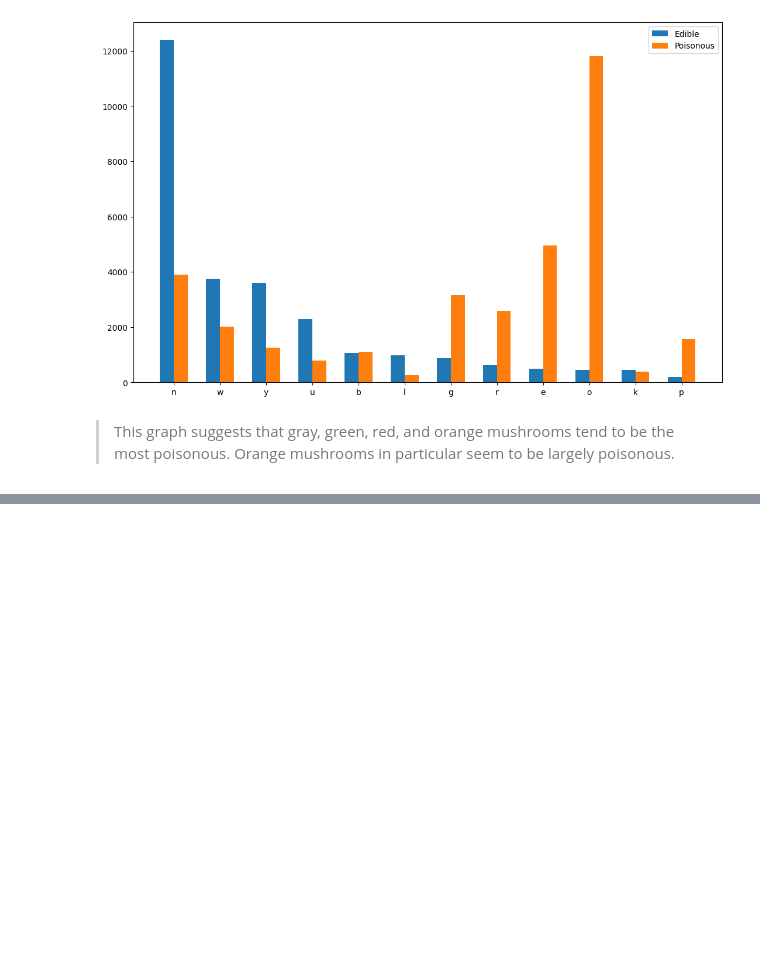
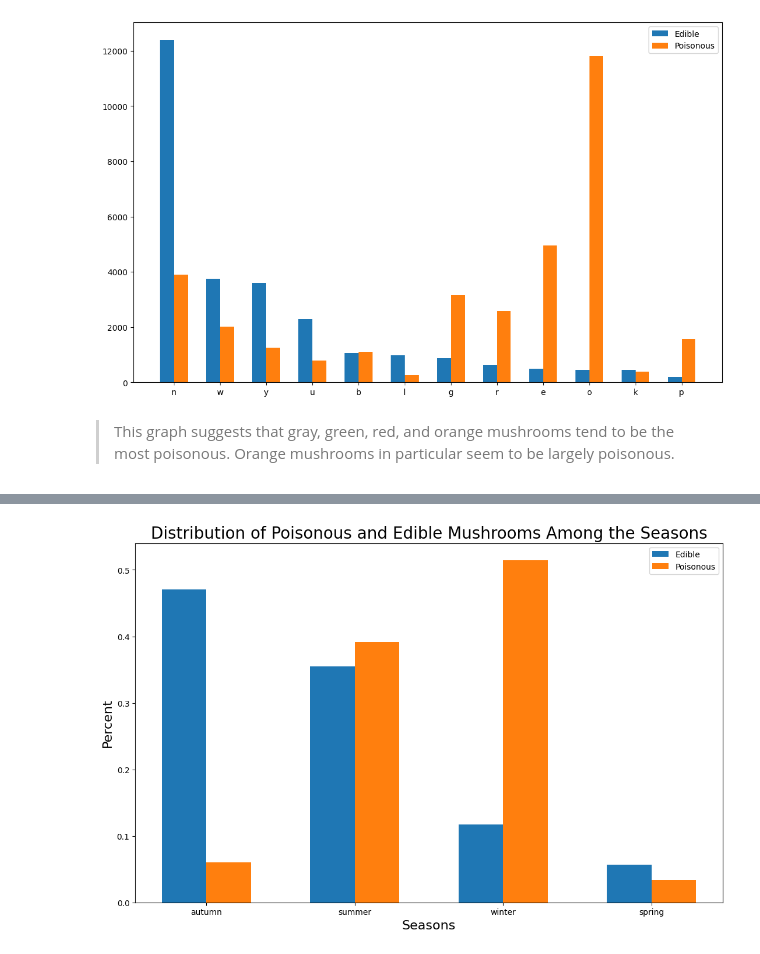
Before and after one commit to mvince33/mushroom_toxicity, a Jupyter notebook: mushroom_toxicity.ipynb, the cells around one changed output, grey strips where cells are left out. Cells and saved outputs as stored; diff of their text form; code cells hidden in the pictures; blank space fills up the shorter version.

```diff
--- a/mushroom_toxicity.ipynb
+++ b/mushroom_toxicity.ipynb
@@ -356,0 +755,18 @@ ax.legend();
+# %%
+# Bar graph of the distribution of poisonous
+# and edible mushrooms by season.
+fig, ax = plt.subplots(nrows = 1, ncols = 1, figsize = (13, 8))
+ax.bar(x = df.loc[df['class'] == 'edible', 'season'].unique(),
+       height = df.loc[df['class'] == 'edible', 'season'].value_counts(normalize = True),
+       width = -0.3, align = 'edge',
+       label = 'Edible')
+ax.bar(x = df.loc[df['class'] == 'poisonous', 'season'].unique(),
+       height = df.loc[df['class'] == 'poisonous', 'season'].value_counts(normalize = True),
+       width = 0.3, align = 'edge',
+       label = 'Poisonous')
+ax.set_title(f'Distribution of Poisonous and Edible Mushrooms Among the Seasons', fontsize = 20)
+ax.set_ylabel('Percent', fontsize = 16)
+ax.set_xlabel('Seasons', fontsize = 16)
+ax.legend();
+# %% [output]
+[figure, added]
```
Also changed, not shown: parts of 28 cells of this notebook.
